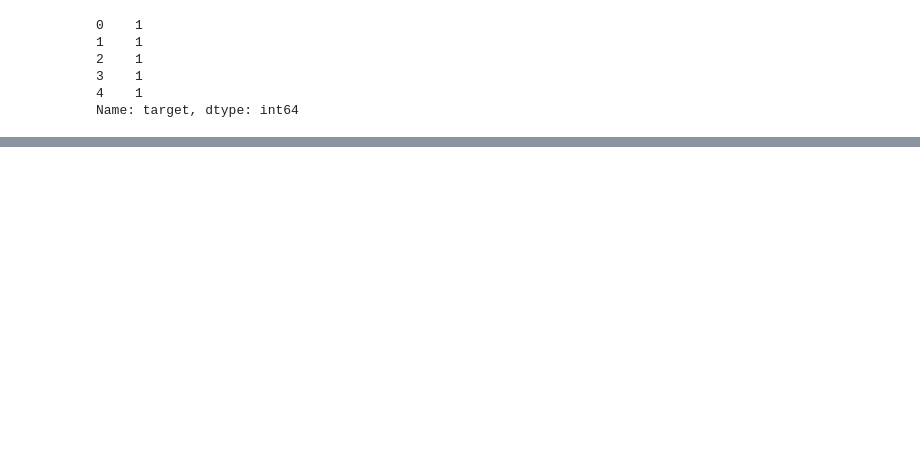
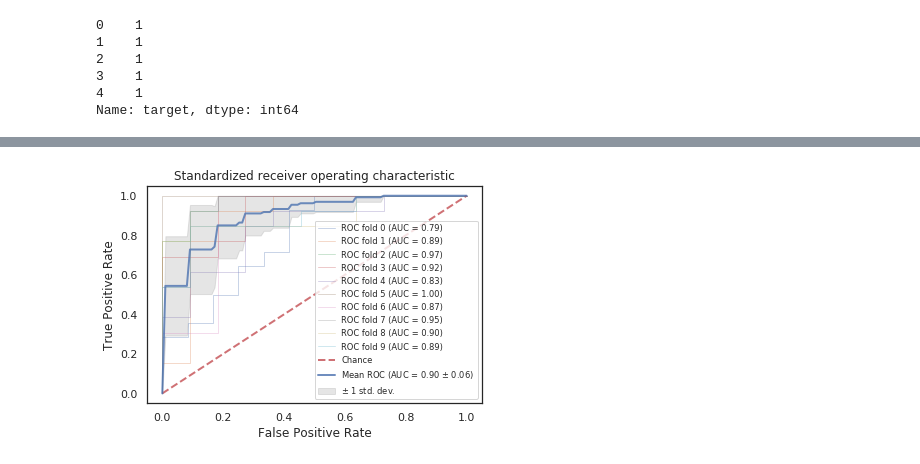
Before and after one commit to airnel48/Heart-Disease-Prediction, a Jupyter notebook: Predict-Heart-Disease-Cleveland-Database.ipynb, the cells around one changed output, grey strips where cells are left out. Cells and saved outputs as stored; diff of their text form; code cells hidden in the pictures; blank space fills up the shorter version.

```diff
--- a/Predict-Heart-Disease-Cleveland-Database.ipynb
+++ b/Predict-Heart-Disease-Cleveland-Database.ipynb
@@ -784,0 +500,19 @@ import lime.lime_tabular
+# %%
+#without standardizing mean = 0.9 +- 0.05
+# support vector classifier
+
+from sklearn.svm import SVC
+
+model = SVC(random_state=0, probability=True)
+parameters = {
+        'C': (0.01,0.1,0.5,0.9,0.99),
+        'kernel': ('rbf', 'sigmoid'),
+        'gamma': (0.001,0.01,0.05,0.1,0.5,0.9),
+}
+classifier = GridSearchCV(estimator=model, cv=cv, param_grid=parameters, n_jobs=-1)
+
+standardized_model_output()
+##0.9 +- 0.05
+##0.9 +- 0.06
+# %% [output]
+[figure, added]
```
Also changed, not shown: parts of 39 cells of this notebook.
